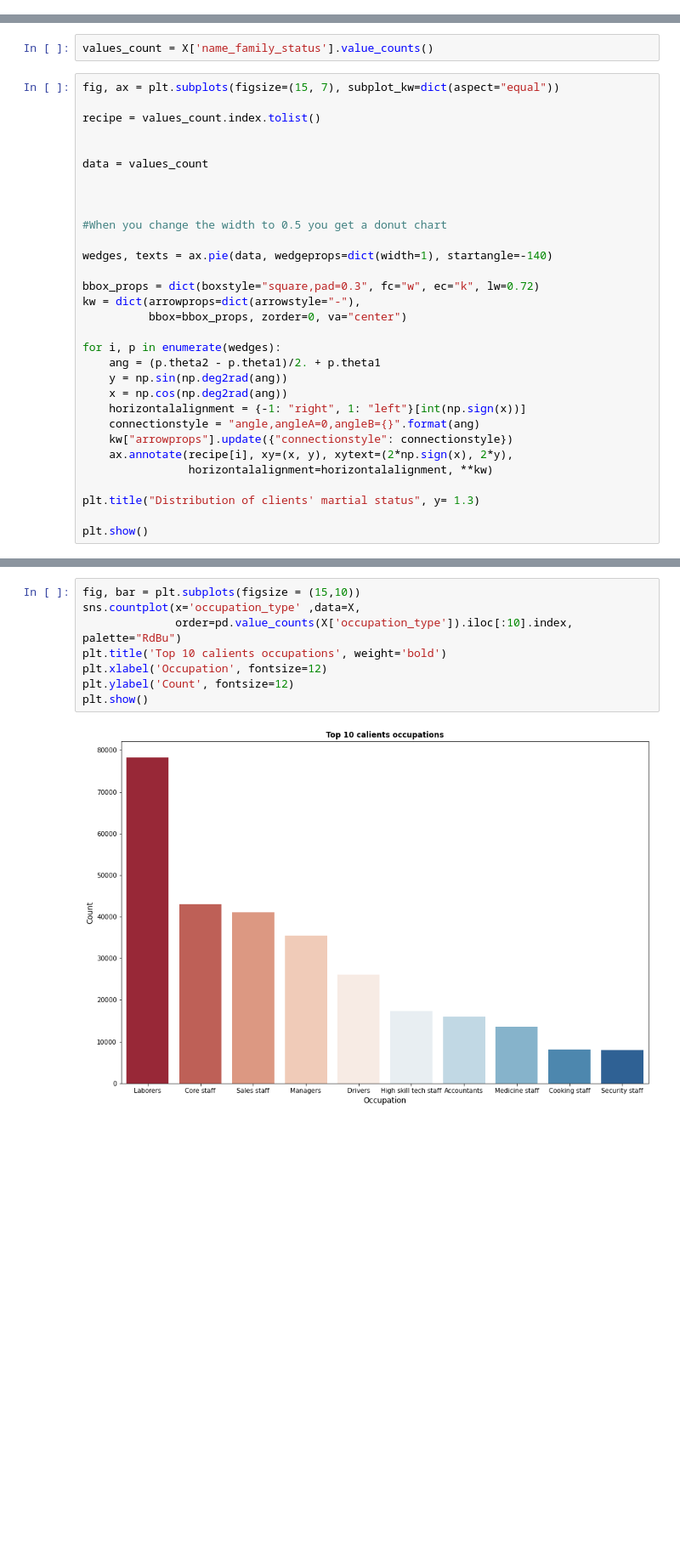
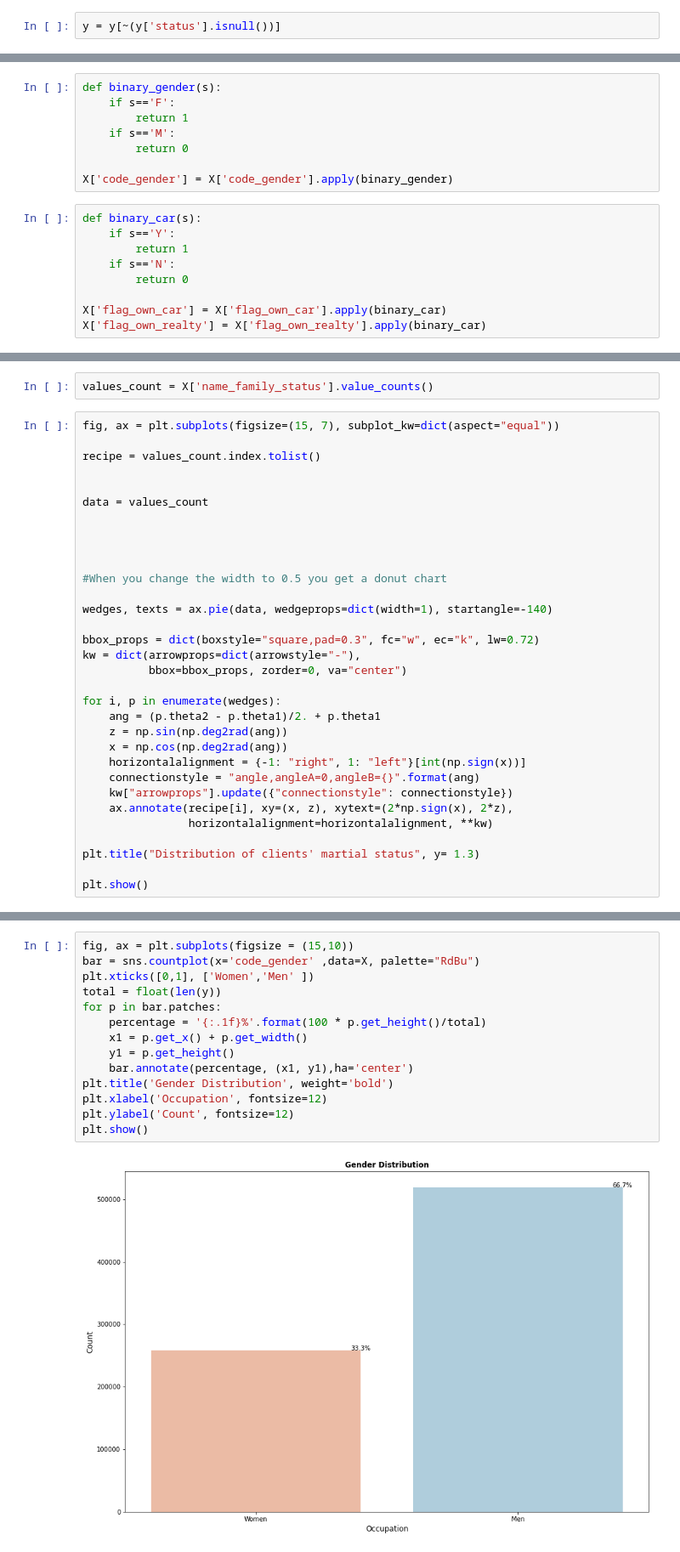
Before and after one commit to tamarshnirer/cc_aproval, a Jupyter notebook: project.ipynb, the cells around one changed output, grey strips where cells are left out. Shown at 85% size. Saved outputs shown, nothing was run; the diff lists cells and outputs as text; blank space fills up the shorter version.

```diff
--- a/project.ipynb
+++ b/project.ipynb
@@ -89,3 +96,5 @@ def days_to_years(X):
     X['job_seniority'] = X['days_employed'].apply(num_to_years)
     X.drop('days_employed', axis=1)
     return X
+# %%
+y = y[~(y['status'].isnull())]
@@ -117,3 +131,20 @@ X.describe()
+# %%
+def binary_gender(s):
+    if s=='F':
+        return 1
+    if s=='M':
+        return 0
+
+X['code_gender'] = X['code_gender'].apply(binary_gender)
+# %%
+def binary_car(s):
+    if s=='Y':
+        return 1
+    if s=='N':
+        return 0
+
+X['flag_own_car'] = X['flag_own_car'].apply(binary_car)
+X['flag_own_realty'] = X['flag_own_realty'].apply(binary_car)
 # %% [markdown]
 ## Visualiztion
 # %%
@@ -144,6 +165,7 @@ recipe = values_count.index.tolist()
 
 
 data = values_count
+
 
 
 
@@ -157,12 +179,12 @@ kw = dict(arrowprops=dict(arrowstyle="-"),
 
 for i, p in enumerate(wedges):
     ang = (p.theta2 - p.theta1)/2. + p.theta1
-    y = np.sin(np.deg2rad(ang))
+    z = np.sin(np.deg2rad(ang))
     x = np.cos(np.deg2rad(ang))
     horizontalalignment = {-1: "right", 1: "left"}[int(np.sign(x))]
     connectionstyle = "angle,angleA=0,angleB={}".format(ang)
     kw["arrowprops"].update({"connectionstyle": connectionstyle})
-    ax.annotate(recipe[i], xy=(x, y), xytext=(2*np.sign(x), 2*y),
+    ax.annotate(recipe[i], xy=(x, z), xytext=(2*np.sign(x), 2*z),
                 horizontalalignment=horizontalalignment, **kw)
 
 plt.title("Distribution of clients' martial status", y= 1.3)
@@ -173,10 +195,16 @@ plt.show()
 # %%
-fig, bar = plt.subplots(figsize = (15,10))
-sns.countplot(x='occupation_type' ,data=X,
-              order=pd.value_counts(X['occupation_type']).iloc[:10].index, palette="RdBu")
-plt.title('Top 10 calients occupations', weight='bold')
+fig, ax = plt.subplots(figsize = (15,10))
+bar = sns.countplot(x='code_gender' ,data=X, palette="RdBu")
+plt.xticks([0,1], ['Women','Men' ])
+total = float(len(y))
+for p in bar.patches:
+    percentage = '{:.1f}%'.format(100 * p.get_height()/total)
+    x1 = p.get_x() + p.get_width()
+    y1 = p.get_height()
+    bar.annotate(percentage, (x1, y1),ha='center')
+plt.title('Gender Distribution', weight='bold')
 plt.xlabel('Occupation', fontsize=12)
 plt.ylabel('Count', fontsize=12)
 plt.show()
 # %% [output]
-[figure, old version]
+[figure, new version]
```
Also changed, not shown: parts of 79 cells of this notebook.
